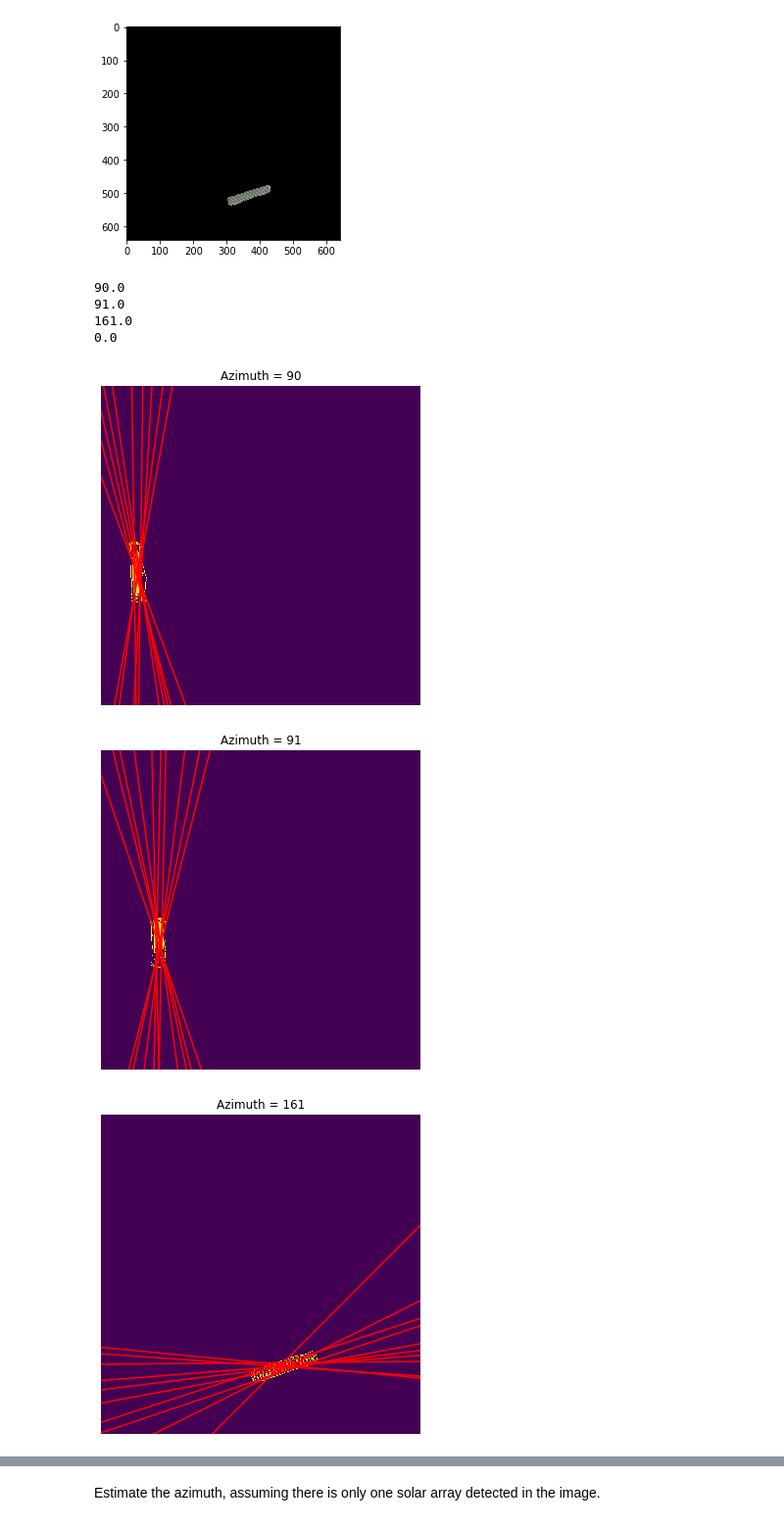
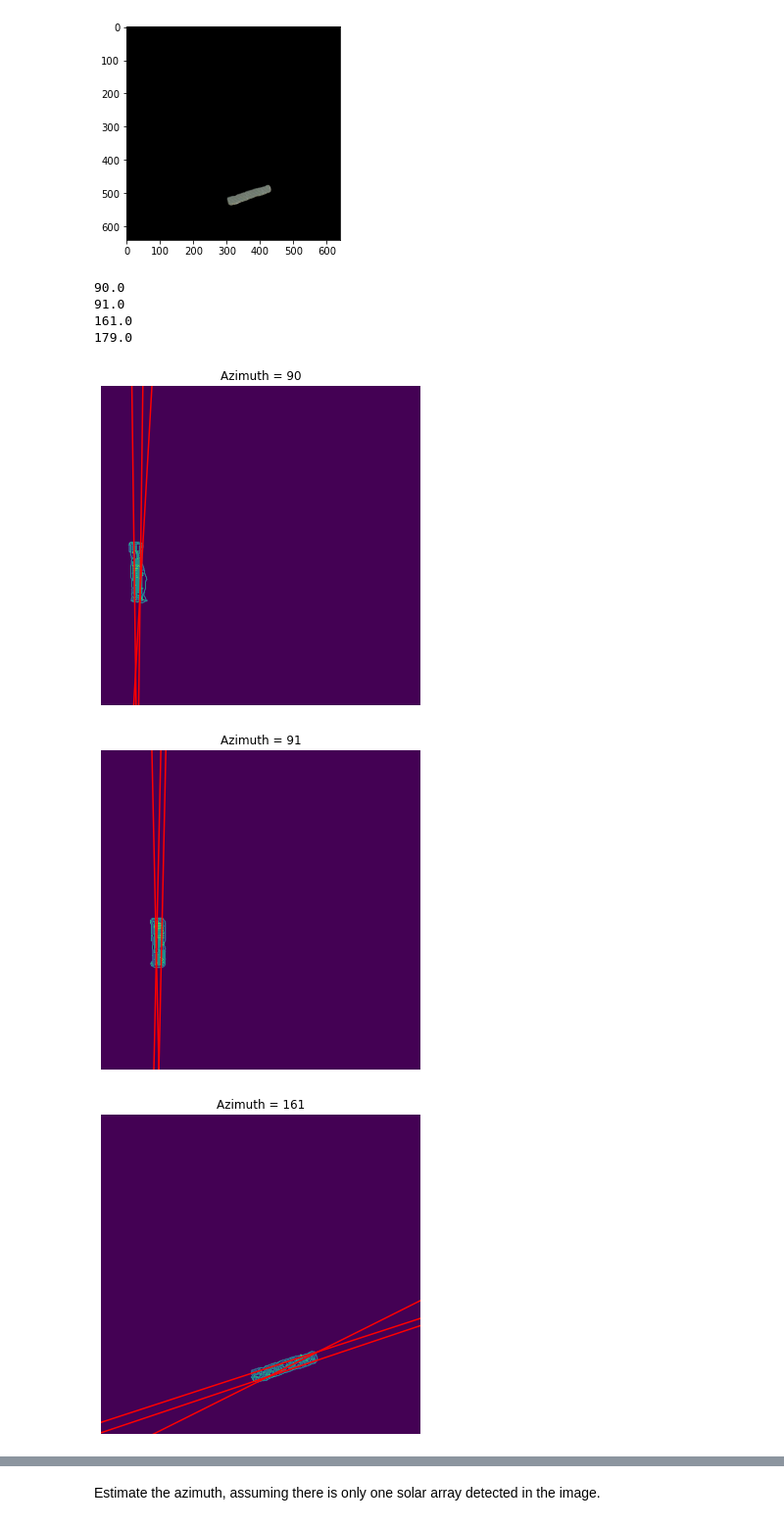
Before and after one commit to NREL/Panel-Segmentation, a Jupyter notebook: Panel_Detection_example.ipynb, the cells around one changed output, grey strips where cells are left out. Shown: that part at 98% size. Saved outputs shown, nothing was run; the diff lists cells and outputs as text; code cells hidden in the pictures.

```diff
--- a/Panel_Detection_example.ipynb
+++ b/Panel_Detection_example.ipynb
@@ -40,7 +43,8 @@ panelseg = pseg.PanelDetection(model_file_path ='./panel_segmentation/VGG16Net_C
 # %% [markdown]
 Load in the image and declare it as a numpy array.
 # %%
-x = imagex.load_img(file_name_save,
+x = imagex.load_img("./panel_segmentation/examples/Panel_Detection_Examples/sat_img.png",
                         color_mode='rgb',
                         target_size=(640,640))
+plt.imshow(x)
 x = np.array(x)
@@ -65,7 +71,7 @@ plt.imshow(new_res.reshape(640,640,3))
 # %%
 import cv2
 rest = cv2.cvtColor(res,cv2.COLOR_GRAY2RGB)
-#Cluster the solar arrays in the image using spectral clustering.
-n,clusters = panelseg.clusterPanels(new_res, rest,
+#Cluster the solar arrays in the image using connected components clustering.
+n,clusters = panelseg.clusterPanels(new_res,
                                   fig=True)
 # %% [output]
@@ -78,18 +88,18 @@ plt.imshow(clusters[2])
 # %%
 
 #Calculate the azimuth for each cluster
 for ii in np.arange(clusters.shape[0]):
         az = panelseg.detectAzimuth(clusters[ii][np.newaxis,:])
         print(az)
 
 #Plot the azimuth estimate for each cluster
-panelseg.plotEdgeAz(clusters, 10, 1,
-                    save_img_file_path = './examples/Panel_Detection_Examples/')
+panelseg.plotEdgeAz(clusters, 3, 1,
+                    save_img_file_path = './panel_segmentation/examples/Panel_Detection_Examples/')
 # %% [output]
 90.0
 91.0
 161.0
-0.0
+179.0
-[figure, old version]
+[figure, new version]
-[figure, old version]
+[figure, new version]
-[figure, old version]
+[figure, new version]
```
Also changed, not shown: parts of 8 cells of this notebook, 7 other files.
